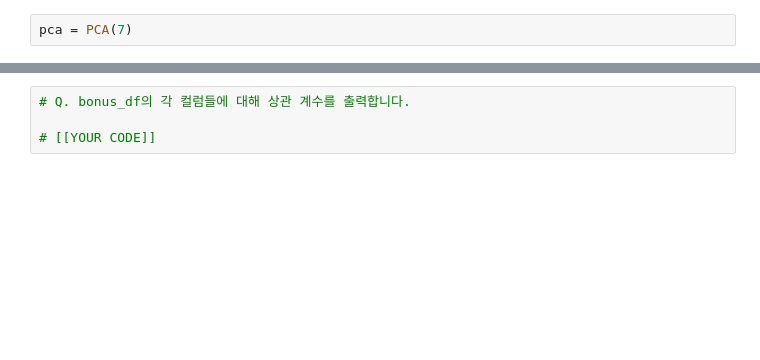
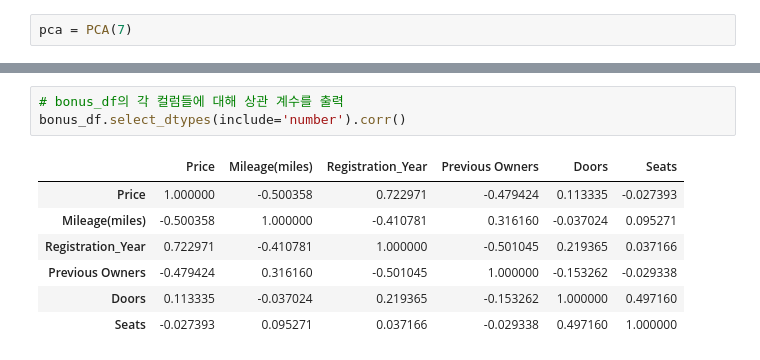
Before and after one commit to kahram-y/first-repository, a Jupyter notebook: DataCleansing/datatrans.ipynb, the cells around one changed output, grey strips where cells are left out. Cells and saved outputs as stored; diff of their text form; blank space fills up the shorter version.

```diff
--- a/DataCleansing/datatrans.ipynb
+++ b/DataCleansing/datatrans.ipynb
@@ -670,4 +709,11 @@ pca = PCA(7)
 # %%
-# Q. bonus_df의 각 컬럼들에 대해 상관 계수를 출력합니다.
-
-# [[YOUR CODE]]
+# bonus_df의 각 컬럼들에 대해 상관 계수를 출력
+bonus_df.select_dtypes(include='number').corr()
+# %% [output]
+|  | Price | Mileage(miles) | Registration_Year | Previous Owners | Doors | Seats |
+| Price | 1.000000 | -0.500358 | 0.722971 | -0.479424 | 0.113335 | -0.027393 |
+| Mileage(miles) | -0.500358 | 1.000000 | -0.410781 | 0.316160 | -0.037024 | 0.095271 |
+| Registration_Year | 0.722971 | -0.410781 | 1.000000 | -0.501045 | 0.219365 | 0.037166 |
+| Previous Owners | -0.479424 | 0.316160 | -0.501045 | 1.000000 | -0.153262 | -0.029338 |
+| Doors | 0.113335 | -0.037024 | 0.219365 | -0.153262 | 1.000000 | 0.497160 |
+| Seats | -0.027393 | 0.095271 | 0.037166 | -0.029338 | 0.497160 | 1.000000 |
```
Also changed, not shown: parts of 12 cells of this notebook.
